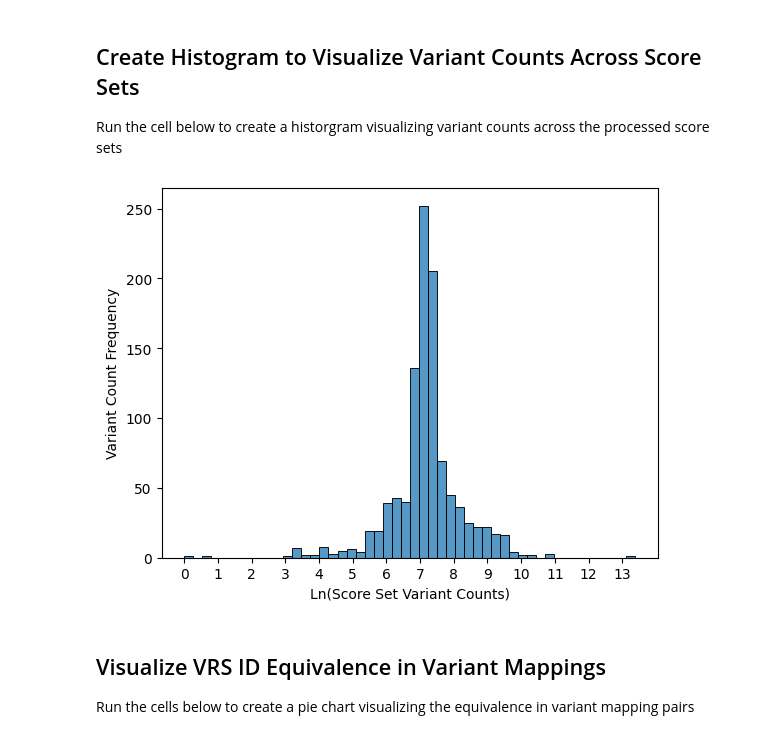
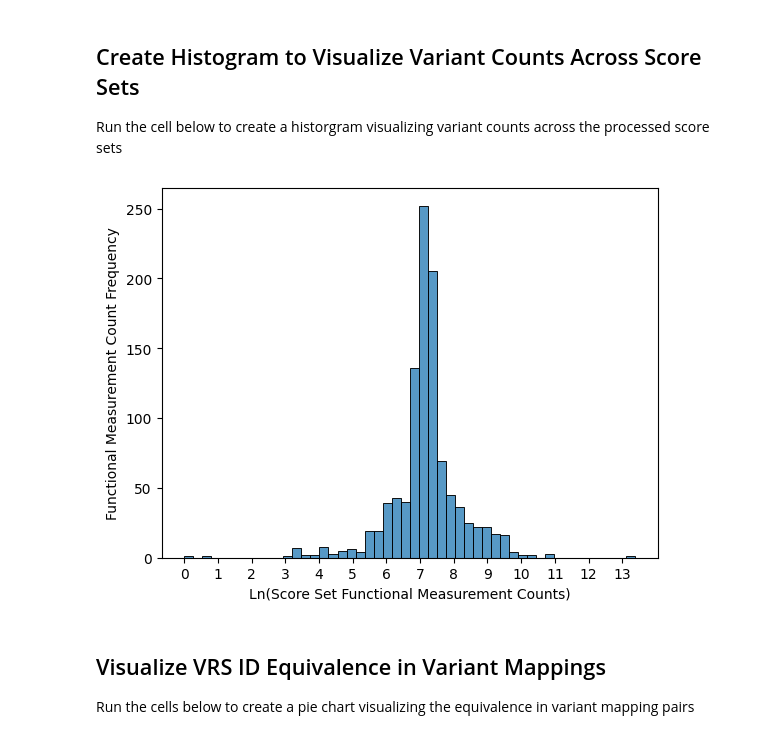
Before and after one commit to ave-dcd/dcd_mapping, a Jupyter notebook: notebooks/analysis/mapping_analysis.ipynb, the cells around one changed output. Drawn from its saved outputs; the diff is of its cells as text; code cells hidden in the pictures.

Commit message:
Change label to functional measurement (#86)

```diff
--- a/notebooks/analysis/mapping_analysis.ipynb
+++ b/notebooks/analysis/mapping_analysis.ipynb
@@ -357,22 +357,22 @@ Run the cell below to create a historgram visualizing variant counts across the
 # %%
 import math
 
 import matplotlib.pyplot as plt
 import seaborn as sns
 
 variant_counts = list(variant_count_dict.values())
 log_variant_counts = [math.log(count) for count in variant_counts]
 
 ax = sns.histplot(log_variant_counts, bins=50, edgecolor="black")
 plt.xticks(np.arange(0, 14, step=1))
 plt.yticks(np.arange(0, 300, step=50))
-plt.xlabel("Ln(Score Set Variant Counts)")
-plt.ylabel("Variant Count Frequency")
+plt.xlabel("Ln(Score Set Functional Measurement Counts)")
+plt.ylabel("Functional Measurement Count Frequency")
 
 plt.savefig("variant_counts.png", dpi=300)
 plt.show()
 # %% [output]
-[figure, old version]
+[figure, new version]
 # %% [markdown]
 ## Visualize VRS ID Equivalence in Variant Mappings
 Run the cells below to create a pie chart visualizing the equivalence in variant mapping pairs
```
Also changed, not shown: parts of 1 cell of this notebook.
